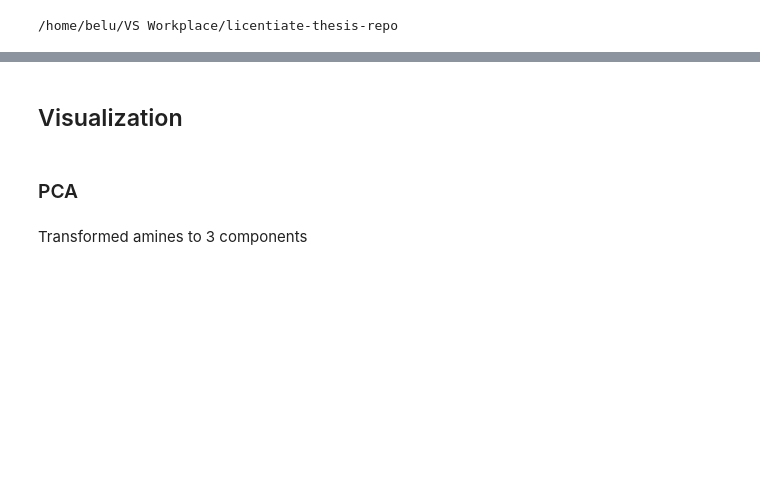
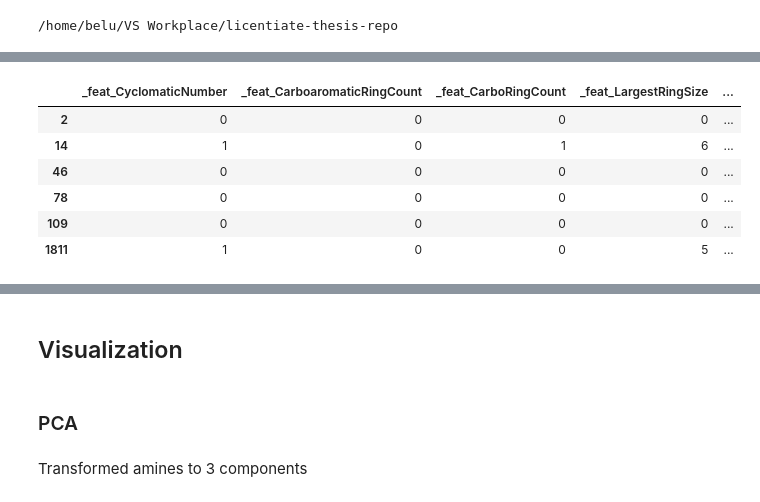
Before and after one commit to beluticona/licentiate-thesis-repo, a Jupyter notebook: notebooks/1.2-mbto-aminas-clusterizacion.ipynb, the cells around one changed output, grey strips where cells are left out. Saved outputs shown, nothing was run; the diff lists cells and outputs as text; code cells hidden in the pictures; blank space fills up the shorter version.

```diff
--- a/notebooks/1.2-mbto-aminas-clusterizacion.ipynb
+++ b/notebooks/1.2-mbto-aminas-clusterizacion.ipynb
@@ -134,3 +149,22 @@ Name: Chemical Abbreviation, dtype: object
+# %%
+rings_feat = ['_feat_CyclomaticNumber',
+ '_feat_CarboaromaticRingCount',
+ '_feat_CarboRingCount',
+ '_feat_LargestRingSize',
+ '_feat_RingAtomCount',
+ '_feat_SmallestRingSize',
+ '_feat_AromaticRingCount',
+ '_feat_AromaticAtomCount']
+
+df_amine_with_names.query('cluster == 1 or cluster >= 3')[rings_feat]
+# %% [output]
+|  | _feat_CyclomaticNumber | _feat_CarboaromaticRingCount | _feat_CarboRingCount | _feat_LargestRingSize | ... |
+| 2 | 0 | 0 | 0 | 0 | ... |
+| 14 | 1 | 0 | 1 | 6 | ... |
+| 46 | 0 | 0 | 0 | 0 | ... |
+| 78 | 0 | 0 | 0 | 0 | ... |
+| 109 | 0 | 0 | 0 | 0 | ... |
+| 1811 | 1 | 0 | 0 | 5 | ... |
 # %%
 chemical_names = utils.read_chemical_info()
 # %%
```
Also changed, not shown: parts of 57 cells of this notebook, 40 other files.
